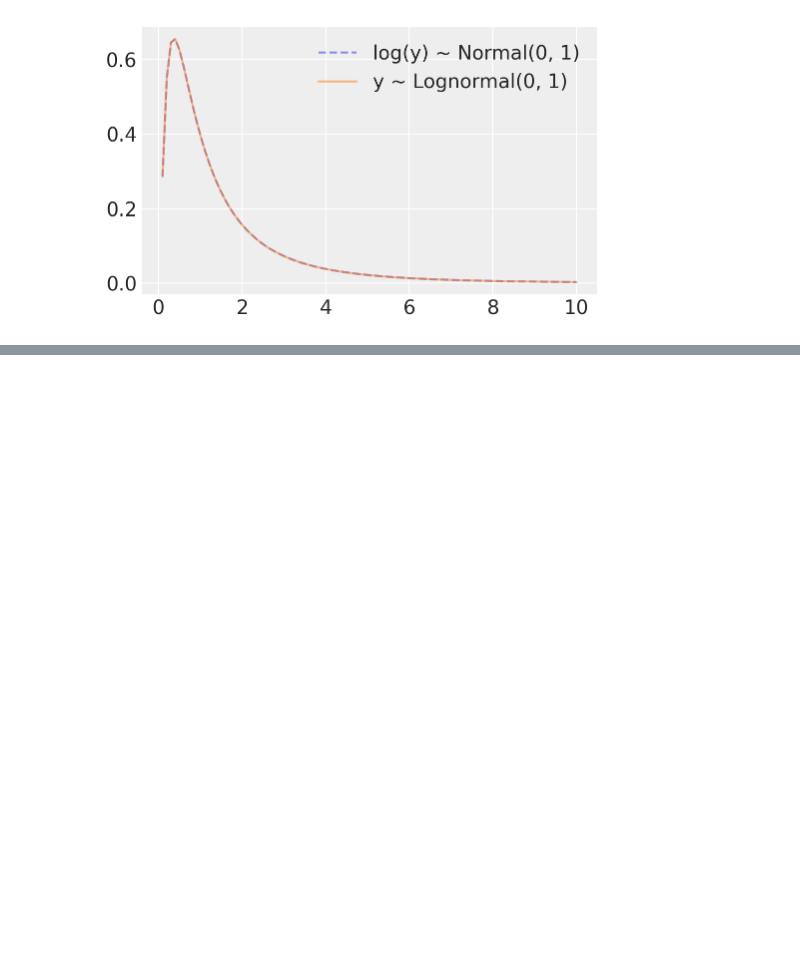
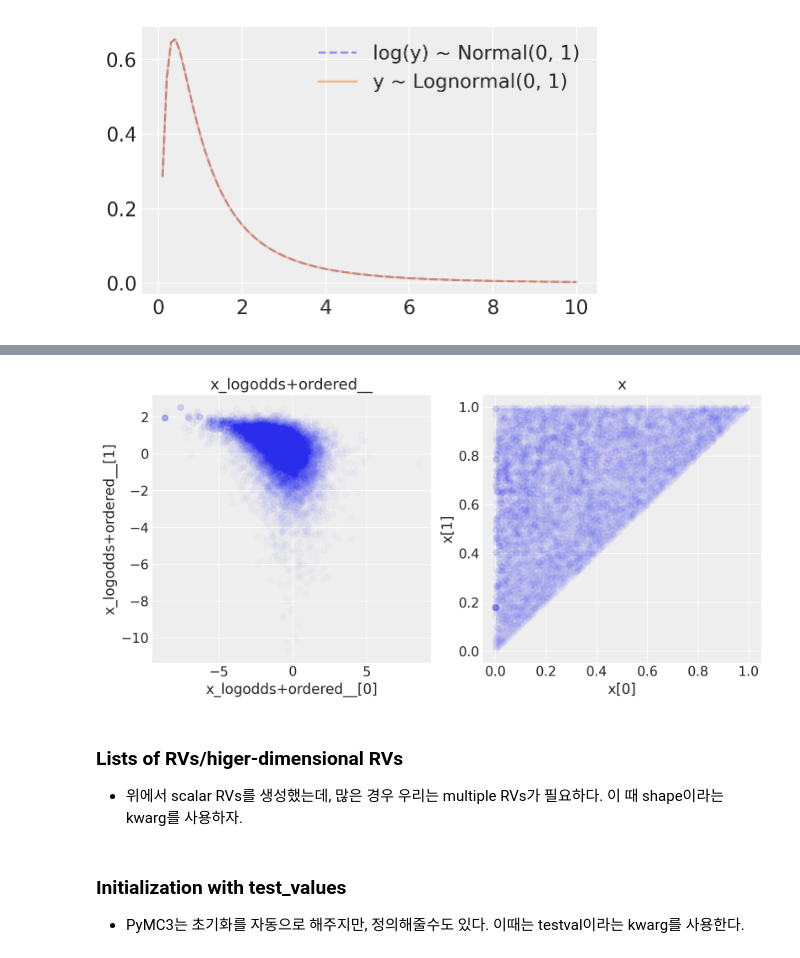
Before and after one commit to HyunsuLee/Bayes_programming_exercise, a Jupyter notebook: PyMC3tutorial/Quickstart.ipynb, the cells around one changed output, grey strips where cells are left out. Cells and saved outputs as stored; diff of their text form; code cells hidden in the pictures; blank space fills up the shorter version.

```diff
--- a/PyMC3tutorial/Quickstart.ipynb
+++ b/PyMC3tutorial/Quickstart.ipynb
@@ -220,0 +219,8 @@ plt.legend()
+# %%
+Order = tr.Ordered()
+Logodd = tr.LogOdds()
+chain_train = tr.Chain([Logodd, Order])
+
+with pm.Model() as m0:
+    x = pm.Uniform("x", 0.0, 1.0, shape=2, transform=chain_train, testval=[0.1, 0.9])
+    trace = pm.sample(5000, tune=1000, progressbar=True, return_inferencedata=False)
@@ -220,0 +239,13 @@ plt.legend()
+# %%
+_, ax = plt.subplots(1, 2, figsize = (10, 5))
+for ivar, varname in enumerate(trace.varnames):
+    ax[ivar].scatter(trace[varname][:,0], trace[varname][:,1], alpha=0.01)
+    ax[ivar].set_xlabel(varname + "[0]")
+    ax[ivar].set_ylabel(varname + "[1]")
+    ax[ivar].set_title(varname)
+plt.tight_layout()
+# %% [output]
+[figure, added]
+# %% [markdown]
+### Lists of RVs/higer-dimensional RVs
+* 위에서 scalar RVs를 생성했는데, 많은 경우 우리는 multiple RVs가 필요하다. 이 때 shape이라는 kwarg를 사용하자.
@@ -220,0 +265,3 @@ plt.legend()
+# %% [markdown]
+### Initialization with test_values
+* PyMC3는 초기화를 자동으로 해주지만, 정의해줄수도 있다. 이때는 testval이라는 kwarg를 사용한다.
```
Also changed, not shown: parts of 21 cells of this notebook.
